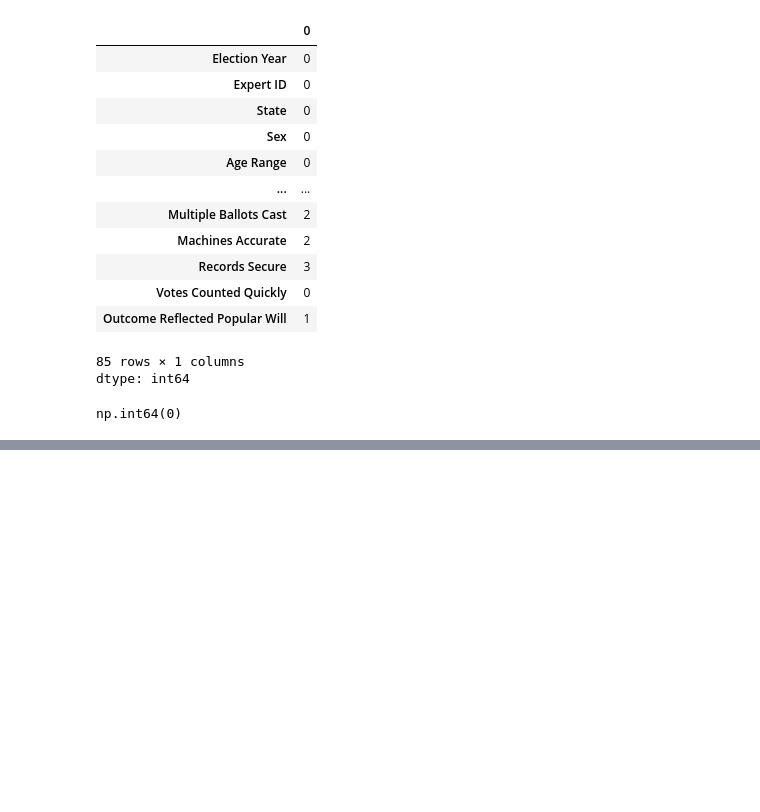
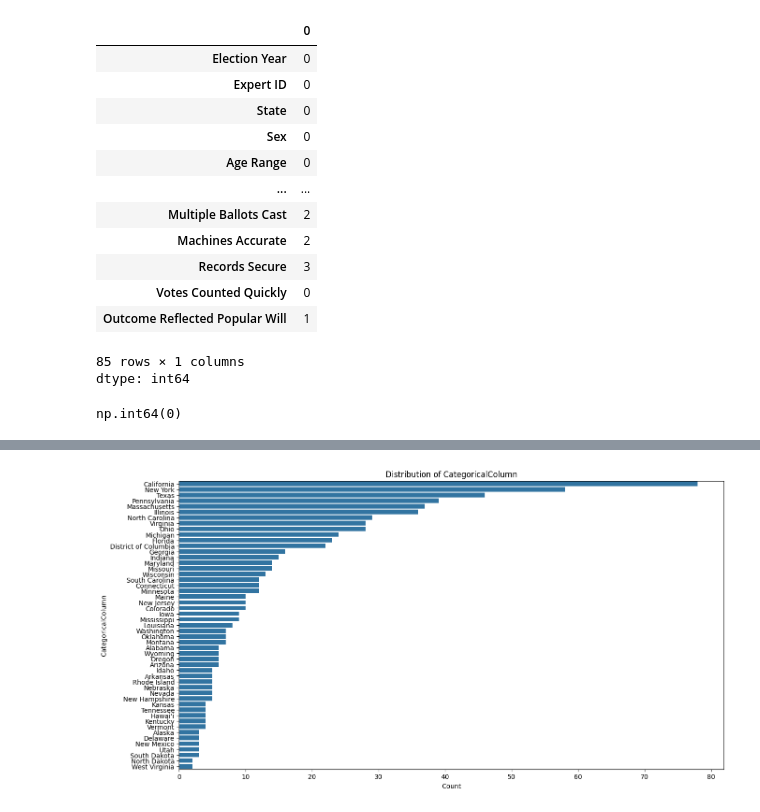
Before and after one commit to Nikhil5566/EDA-Prostate-cancer-dataset-, a Jupyter notebook: Electoral_Integrity_Dataset.ipynb, the cells around one changed output, grey strips where cells are left out. Drawn from its saved outputs; the diff is of its cells as text; code cells hidden in the pictures; blank space fills up the shorter version.

```diff
--- a/Electoral_Integrity_Dataset.ipynb
+++ b/Electoral_Integrity_Dataset.ipynb
@@ -139,0 +136,9 @@ plt.show()
+# %%
+plt.figure(figsize=(15, 8))
+sns.countplot(y='State', data=df, order=df['State'].value_counts().index)
+plt.title('Distribution of CategoricalColumn')
+plt.xlabel('Count')
+plt.ylabel('CategoricalColumn')
+plt.show()
+# %% [output]
+[figure, added]
```
Also changed, not shown: parts of 15 cells of this notebook.
